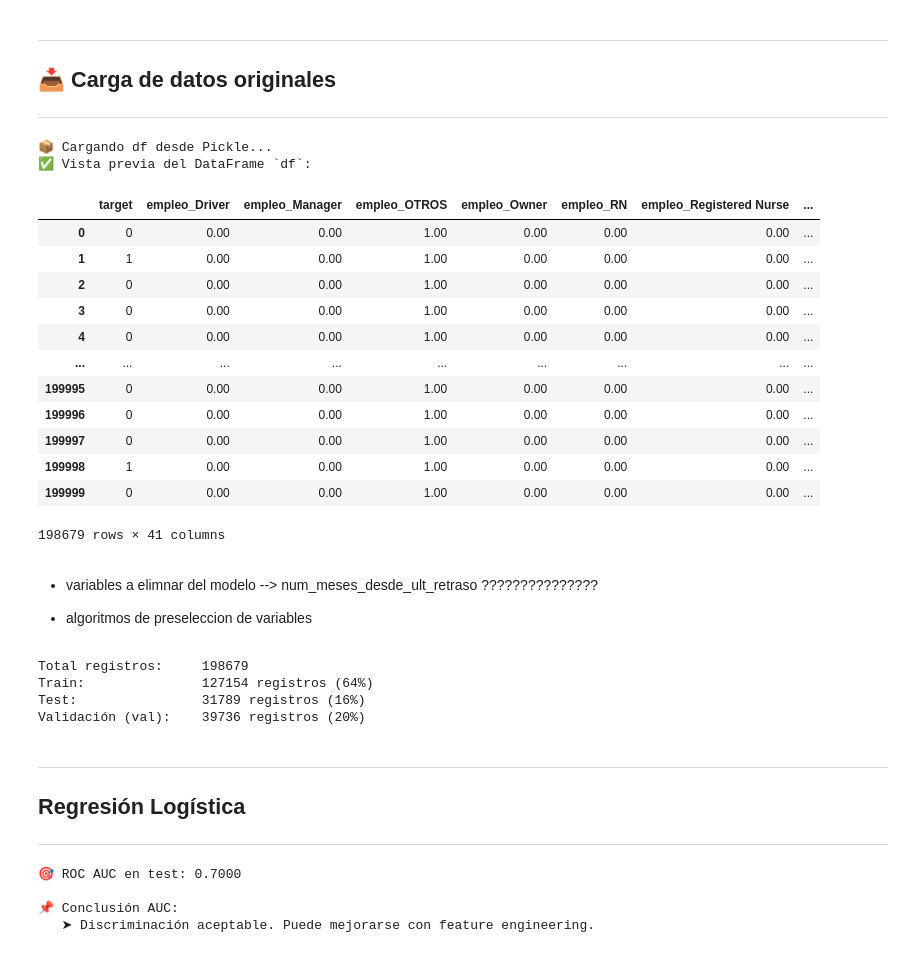
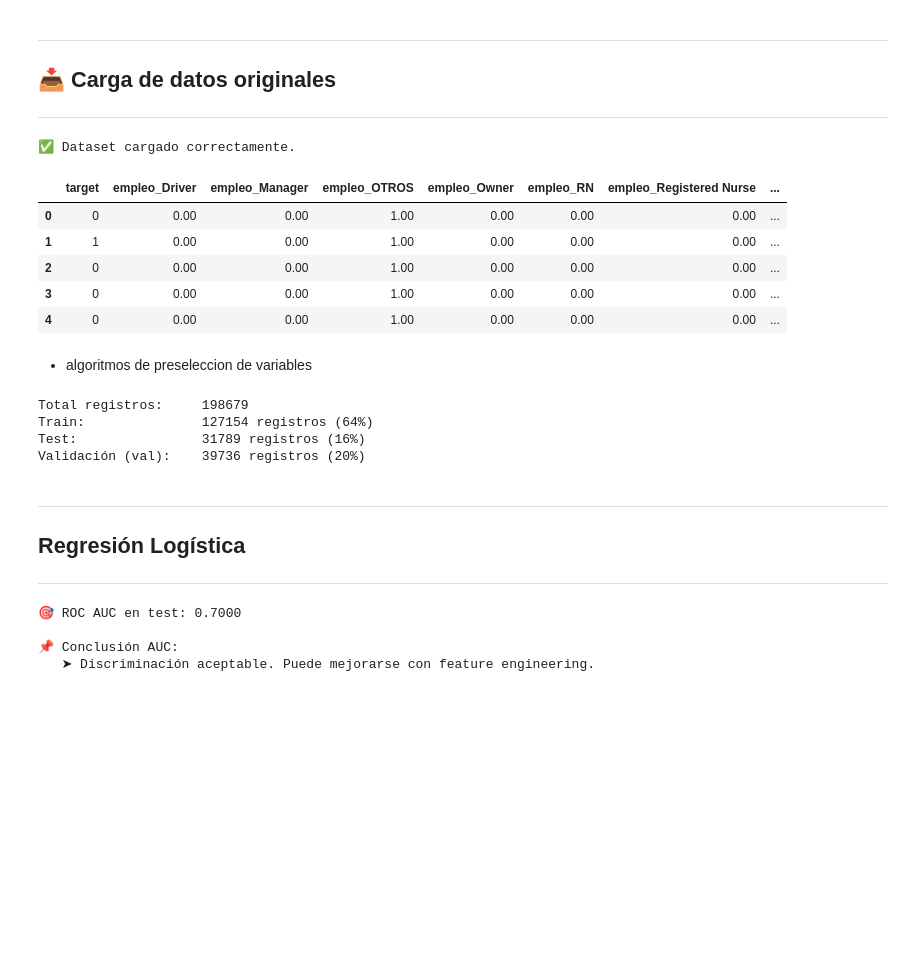
Before and after one commit to vicenrg/financiacion-clientes, a Jupyter notebook: notebooks/05_modeling.ipynb, the cells around one changed output. Saved outputs shown, nothing was run; the diff lists cells and outputs as text; code cells hidden in the pictures; blank space fills up the shorter version.

```diff
--- a/notebooks/05_modeling.ipynb
+++ b/notebooks/05_modeling.ipynb
@@ -71,37 +71,33 @@ configurar_entorno()
 # %%
 # =============================================================
 # 📦 Carga de datos de trabajo, categóricos y numéricos
 # -------------------------------------------------------------
 # ➤ Si existe el archivo .pkl, lo carga desde cache.
 # ➤ Si no, lo carga desde el archivo CSV procesado.
 # ➤ Muestra información general de cada DataFrame.
 # =============================================================
 
-from eda import cargar_dataframes
+# from eda import cargar_dataframes
 
-df = cargar_dataframes("df_modelo", "df")
+# df = cargar_dataframes("df_modelo", "df")
 
-# ✅ Vista previa
-print("✅ Vista previa del DataFrame `df`:")
-display(df)
+# # ✅ Vista previa
+# print("✅ Vista previa del DataFrame `df`:")
+# display(df)
+
+
+df = pd.read_csv("../data/processed/df_modelo.csv")
+print("✅ Dataset cargado correctamente.")
+display(df.head())
 # %% [output]
-📦 Cargando df desde Pickle...
-✅ Vista previa del DataFrame `df`:
+✅ Dataset cargado correctamente.
 |  | target | empleo_Driver | empleo_Manager | empleo_OTROS | empleo_Owner | empleo_RN | empleo_Registered Nurse | ... |
 | 0 | 0 | 0.00 | 0.00 | 1.00 | 0.00 | 0.00 | 0.00 | ... |
 | 1 | 1 | 0.00 | 0.00 | 1.00 | 0.00 | 0.00 | 0.00 | ... |
 | 2 | 0 | 0.00 | 0.00 | 1.00 | 0.00 | 0.00 | 0.00 | ... |
 | 3 | 0 | 0.00 | 0.00 | 1.00 | 0.00 | 0.00 | 0.00 | ... |
 | 4 | 0 | 0.00 | 0.00 | 1.00 | 0.00 | 0.00 | 0.00 | ... |
-| ... | ... | ... | ... | ... | ... | ... | ... | ... |
-| 199995 | 0 | 0.00 | 0.00 | 1.00 | 0.00 | 0.00 | 0.00 | ... |
-| 199996 | 0 | 0.00 | 0.00 | 1.00 | 0.00 | 0.00 | 0.00 | ... |
-| 199997 | 0 | 0.00 | 0.00 | 1.00 | 0.00 | 0.00 | 0.00 | ... |
-| 199998 | 1 | 0.00 | 0.00 | 1.00 | 0.00 | 0.00 | 0.00 | ... |
-| 199999 | 0 | 0.00 | 0.00 | 1.00 | 0.00 | 0.00 | 0.00 | ... |
-198679 rows × 41 columns
 # %% [markdown]
-- variables a elimnar del modelo --> num_meses_desde_ult_retraso ???????????????
 
 - algoritmos de preseleccion de variables
 # %%
@@ -139,10 +135,10 @@ Total registros:     198679
 Train:               127154 registros (64%)
 Test:                31789 registros (16%)
 Validación (val):    39736 registros (20%)
-# %% [markdown]
----
-## Regresión Logística
----
+# %% [markdown]
+---
+## Regresión Logística
+---
 # %%
 # =============================================================
 # 📦 Regresión Logística: Entrenamiento, Evaluación y Visualización
```
Also changed, not shown: parts of 6 cells of this notebook, 3 other files.
